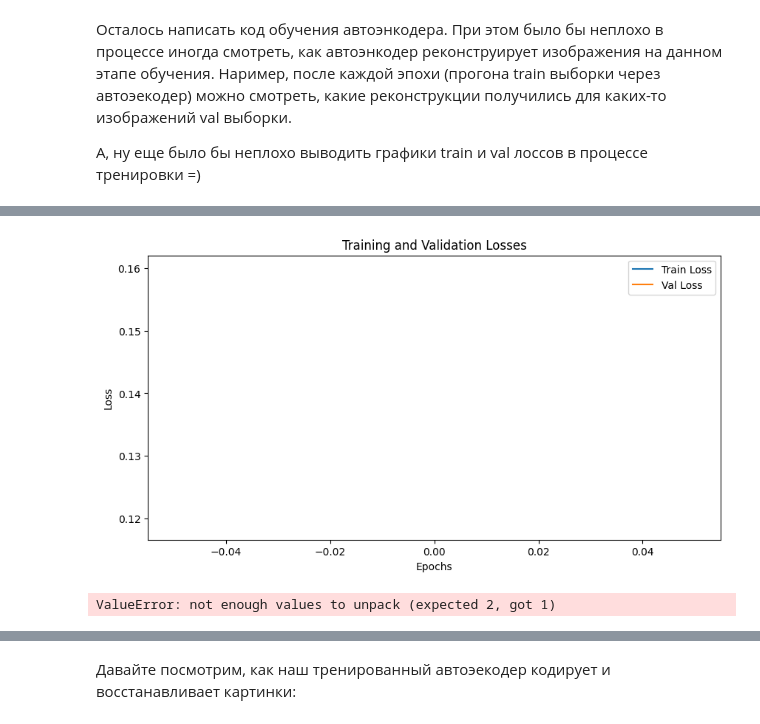
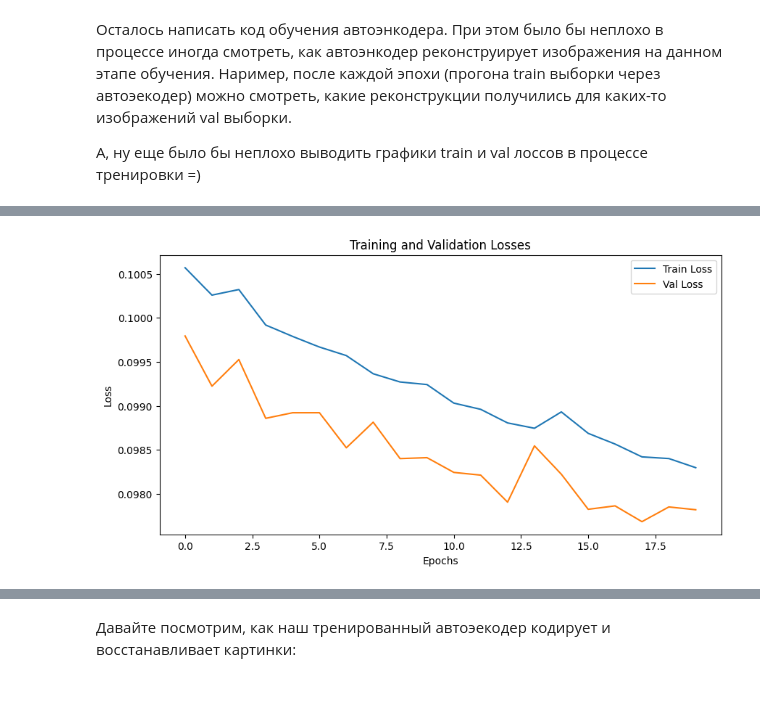
Before and after one commit to 05-515/stepik_deep_learning_2024_1, a Jupyter notebook: 19_1_To_Stepik_[hw]autoencoders.ipynb, the cells around one changed output, grey strips where cells are left out. Drawn from its saved outputs; the diff is of its cells as text; code cells hidden in the pictures; blank space fills up the shorter version.

```diff
--- a/19_1_To_Stepik_[hw]autoencoders.ipynb
+++ b/19_1_To_Stepik_[hw]autoencoders.ipynb
@@ -29,0 +44,3 @@ import gdown
+# %%
+DEVICE = torch.device('cuda') if torch.cuda.is_available() else torch.device('cpu')
+print(DEVICE)
@@ -144,7 +159,7 @@ data_val_tensors = torch.stack([transform(image) for image in data_val])
 ![image.png](embedded-picture-1)
 # %%
 # Параметры
-dim_code = 32  # Размер латентного вектора
+dim_features = 256  # Размер латентного вектора
 # %% [markdown]
 Реализуем autoencoder. Архитектуру (conv, fully-connected, ReLu, etc) можете выбирать сами. Экспериментируйте!
 # %% [markdown]
@@ -152,13 +230,6 @@ dim_code = 32  # Размер латентного вектора
 # %%
-from copy import deepcopy
-import torch
-import torch.nn as nn
-import torch.optim as optim
 
-class Autoencoder(nn.Module):
-    def __init__(self):
-        super(Autoencoder, self).__init__()
-
+"""
         # Архитектура кодировщика
         self.encoder = nn.Sequential(
             nn.Conv2d(3, 32, kernel_size=3, stride=2, padding=1),  # Измените количество каналов на 1 для черно-белых изображений
@@ -188,17 +259,7 @@ class Autoencoder(nn.Module):
             nn.ConvTranspose2d(32, 3, kernel_size=4, stride=2, padding=1), # Output: [3 (channels), 64 (height), 64 (width)]
             nn.Sigmoid() # Final output layer
         )
-    def forward(self, x):
-        latent_code = self.encoder(x)  # Получаем латентное представление
-        reconstruction = self.decoder(latent_code)  # Реконструируем изображение
-        return reconstruction, latent_code
-
-# Инициализация автоэнкодера и функции потерь
-autoencoder = Autoencoder()
-criterion = nn.MSELoss()
-
-# Оптимизатор
-optimizer = optim.Adam(autoencoder.parameters(), lr=1e-3)
+"""
 # %% [markdown]
 ## 1.3 Обучение (2 балла)
 # %% [markdown]
@@ -210,7 +271,7 @@ import matplotlib.pyplot as plt
 from torch.utils.data import TensorDataset, DataLoader
 
 # Параметры обучения
-num_epochs = 1
+num_epochs = 20
 batch_size = 64
 learning_rate = 1e-3
 
@@ -231,7 +292,7 @@ for epoch in range(num_epochs):
     running_loss = 0.0
 
     for data in train_loader:
-        img = data[0].float()  # Получаем батч изображений
+        img = data[0].float().to(DEVICE)  # Получаем батч изображений
         optimizer.zero_grad()  # Обнуляем градиенты
 
         # Прямой проход
@@ -254,7 +315,7 @@ for epoch in range(num_epochs):
 
     with torch.no_grad():  # Отключаем градиенты для валидации
         for data in val_loader:
-            img = data[0].float()
+            img = data[0].float().to(DEVICE)
             output, _ = autoencoder(img)
             loss = criterion(output, img)
             val_running_loss += loss.item()
@@ -266,7 +327,7 @@ for epoch in range(num_epochs):
           f'Train Loss: {avg_train_loss:.4f}, '
           f'Val Loss: {avg_val_loss:.4f}')
 
-    # Реконструкция изображений из валидационной выборки после каждой эпохи
+"""    # Реконструкция изображений из валидационной выборки после каждой эпохи
     if (epoch + 1) % 5 == 0:  # Каждые 5 эпох выводим реконструкции
         with torch.no_grad():
             sample_images, _ = next(iter(val_loader))
@@ -285,7 +346,7 @@ for epoch in range(num_epochs):
                 plt.axis('off')
                 plt.title('Reconstructed')
             plt.show()
-
+"""
 # Вывод графиков потерь
 plt.figure(figsize=(10, 5))
 plt.plot(train_losses, label='Train Loss')
@@ -300,5 +380,4 @@ Epoch [1/1], Train Loss: 0.1599, Val Loss: 0.1187
-[figure, old version]
+[figure, new version]
-ValueError: not enough values to unpack (expected 2, got 1)
 # %%
 # Проверка реконструкции на валидационной выборке после завершения обучения
 with torch.no_grad():
```
Also changed, not shown: parts of 7 cells of this notebook.
